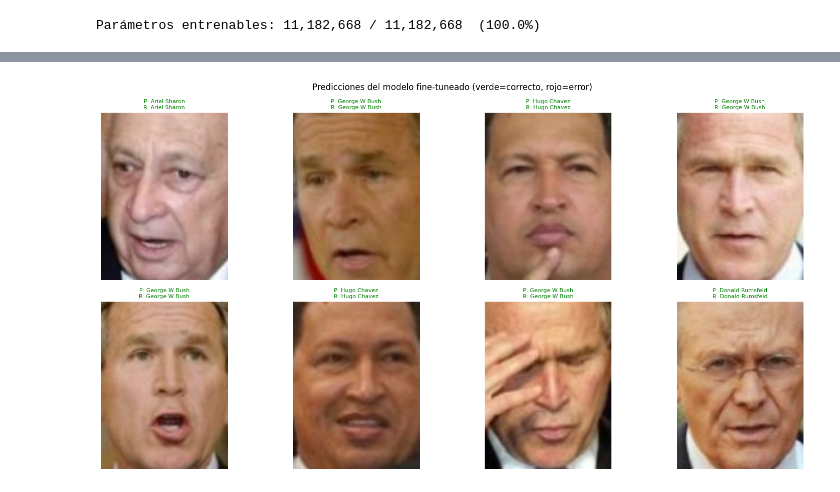
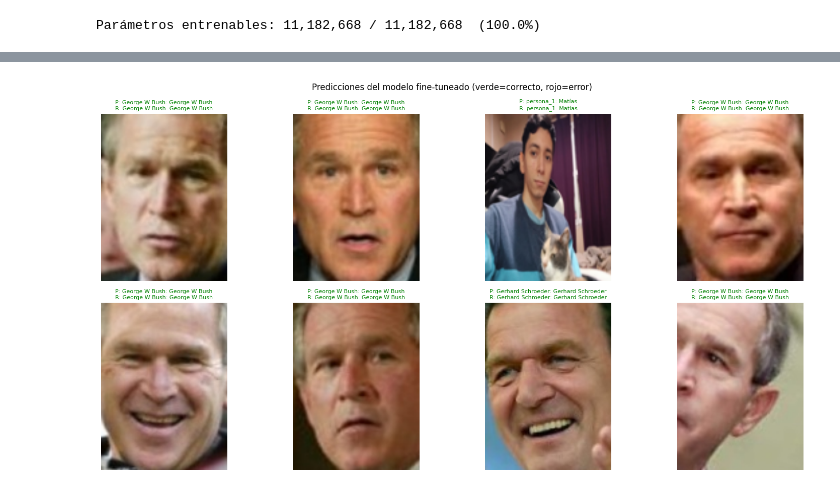
Before and after one commit to matitab/tuia-face-recognition-app, a Jupyter notebook: train.ipynb, the cells around one changed output, grey strips where cells are left out. Cells and saved outputs as stored; diff of their text form; code cells hidden in the pictures.

```diff
--- a/train.ipynb
+++ b/train.ipynb
@@ -102,6 +102,8 @@ Total de imágenes en el dataset: 60
 X = []
 y = []
 names = []
+
+lfw_label_offset = len(NOMBRES_LFW) # a partir del índice 7
 
 for persona_id, folder in enumerate(dataset_path.iterdir()):
     if folder.is_dir():
@@ -110,7 +112,7 @@ for persona_id, folder in enumerate(dataset_path.iterdir()):
             img = Image.open(img_file).convert('RGB')
             img = img.resize((94, 125)) # mismas dimensiones en LFW
             X.append(img)
-            y.append(persona_id)
+            y.append(persona_id + lfw_label_offset)
 
 
 print(f"Dataset: {len(X)} imágenes, {len(names)} personas")
@@ -398,34 +422,50 @@ Resumen final:
 # %%
+mapeo_nombres = {
+    "persona_1": "Matías",
+    "persona_2": "Agustina",
+    "persona_3": "Isabel",
+    "persona_4": "Vicky",
+    "persona_5": "Guillermo",
+}
+
 # Inferencia - visualizando predicciones del modelo fine-tuneado
 modelo_fe.eval()
 imgs_batch, labels_batch = next(iter(val_loader))
 imgs_batch = imgs_batch.to(device)
 
 with torch.no_grad():
     logits = modelo_fe(imgs_batch)
     probs  = torch.softmax(logits, dim=1)
 
 preds = probs.argmax(1).cpu()
 
 # Visualizamos predicciones
 fig, axes = plt.subplots(2, 4, figsize=(16, 8))
 for i, ax in enumerate(axes.flat):
     if i >= len(imgs_batch):
         break
     img = imgs_batch[i].cpu().permute(1, 2, 0).numpy()
+
+    gen_pred = combined_names[preds[i].item()]
+    gen_real = combined_names[labels_batch[i].item()]
+
+    nombre_pred = mapeo_nombres.get(gen_pred, gen_pred)
+    nombre_real = mapeo_nombres.get(gen_real, gen_real)
+
     pred  = preds[i].item()
     real  = labels_batch[i].item()
     color = "green" if pred == real else "red"
     ax.imshow(img)
-    ax.set_title(f"P: {combined_names[pred]}\nR: {combined_names[real]}",
+
+    ax.set_title(f"P: {gen_pred}: {nombre_pred}\nR: {gen_real}: {nombre_real}",
                  fontsize=8, color=color)
     ax.axis("off")
 
 plt.suptitle("Predicciones del modelo fine-tuneado (verde=correcto, rojo=error)", fontsize=12)
 plt.tight_layout()
 plt.show()
 # %% [output]
-[figure, old version]
+[figure, new version]
 # %%
 # Pipeline: detecta rostro -> lo alinea -> extrae embedding
 
```
Also changed, not shown: parts of 6 cells of this notebook.
